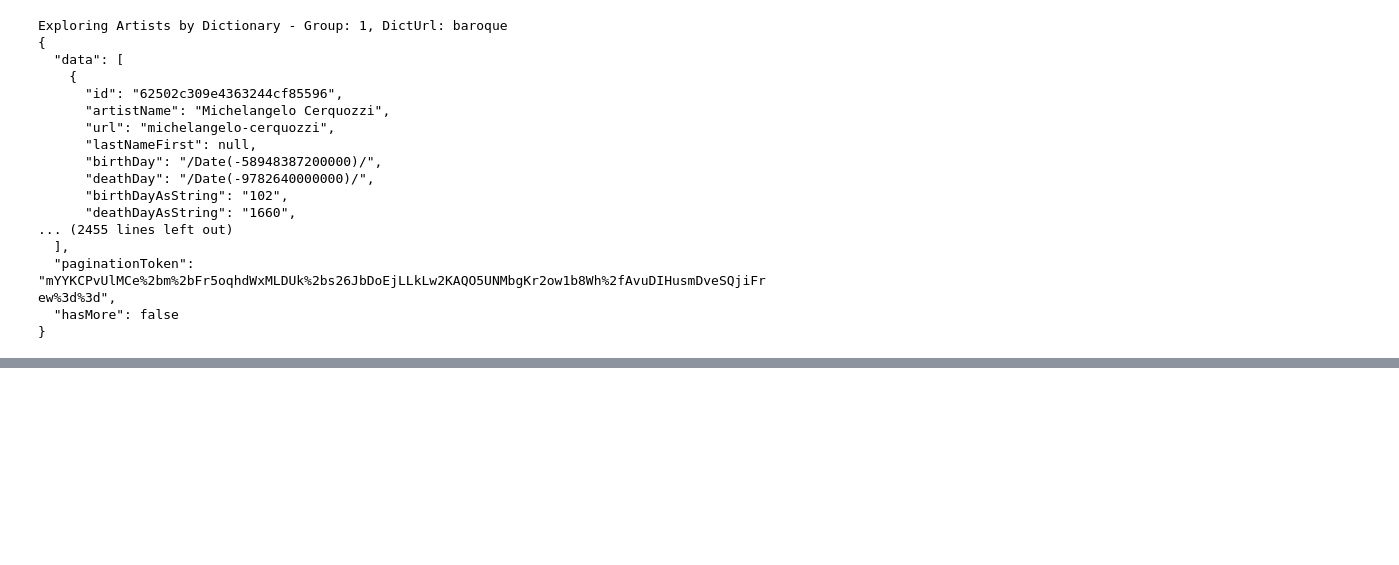
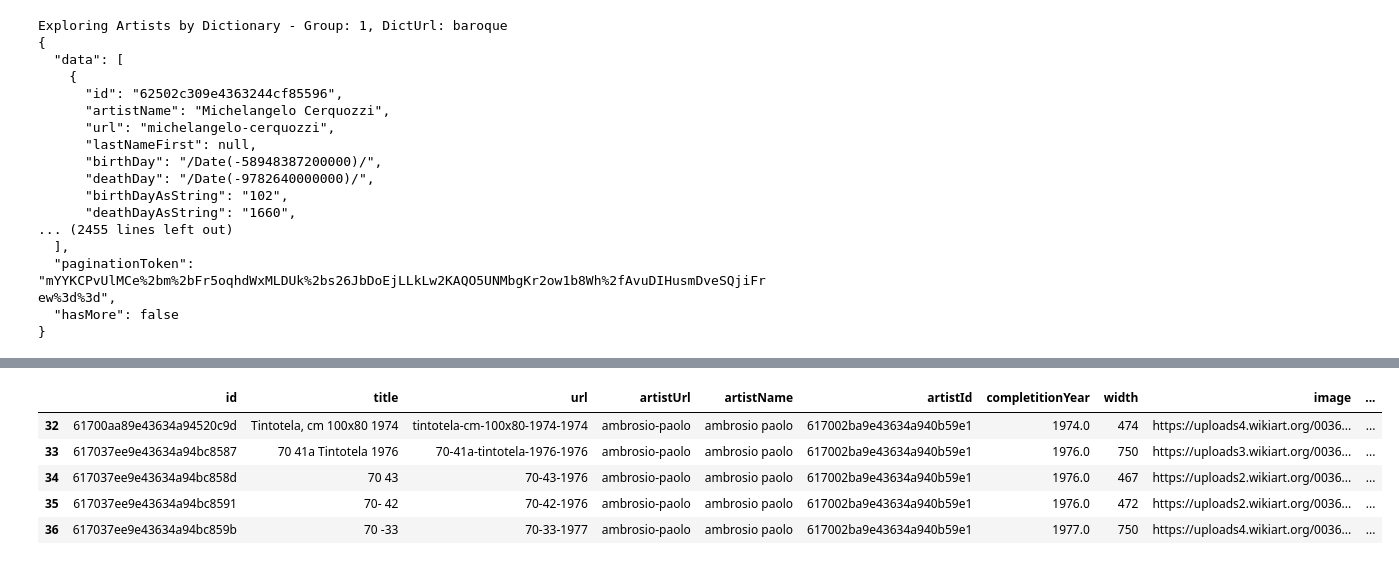
Before and after one commit to piiop/final_project, a Jupyter notebook: data_collection_wikiart.ipynb, the cells around one changed output, grey strips where cells are left out. Drawn from its saved outputs; the diff is of its cells as text; code cells hidden in the pictures; blank space fills up the shorter version.

```diff
--- a/data_collection_wikiart.ipynb
+++ b/data_collection_wikiart.ipynb
@@ -433,0 +647,9 @@ top_styles = [
+# %%
+paintings_df.head()
+# %% [output]
+|  | id | title | url | artistUrl | artistName | artistId | completitionYear | width | image | ... |
+| 32 | 61700aa89e43634a94520c9d | Tintotela, cm 100x80 1974 | tintotela-cm-100x80-1974-1974 | ambrosio-paolo | ambrosio paolo | 617002ba9e43634a940b59e1 | 1974.0 | 474 | https://uploads4.wikiart.org/0036... | ... |
+| 33 | 617037ee9e43634a94bc8587 | 70 41a Tintotela 1976 | 70-41a-tintotela-1976-1976 | ambrosio-paolo | ambrosio paolo | 617002ba9e43634a940b59e1 | 1976.0 | 750 | https://uploads3.wikiart.org/0036... | ... |
+| 34 | 617037ee9e43634a94bc858d | 70 43 | 70-43-1976 | ambrosio-paolo | ambrosio paolo | 617002ba9e43634a940b59e1 | 1976.0 | 467 | https://uploads2.wikiart.org/0036... | ... |
+| 35 | 617037ee9e43634a94bc8591 | 70- 42 | 70-42-1976 | ambrosio-paolo | ambrosio paolo | 617002ba9e43634a940b59e1 | 1976.0 | 472 | https://uploads2.wikiart.org/0036... | ... |
+| 36 | 617037ee9e43634a94bc859b | 70 -33 | 70-33-1977 | ambrosio-paolo | ambrosio paolo | 617002ba9e43634a940b59e1 | 1977.0 | 750 | https://uploads4.wikiart.org/0036... | ... |
```
Also changed, not shown: parts of 16 cells of this notebook, 13 other files.
